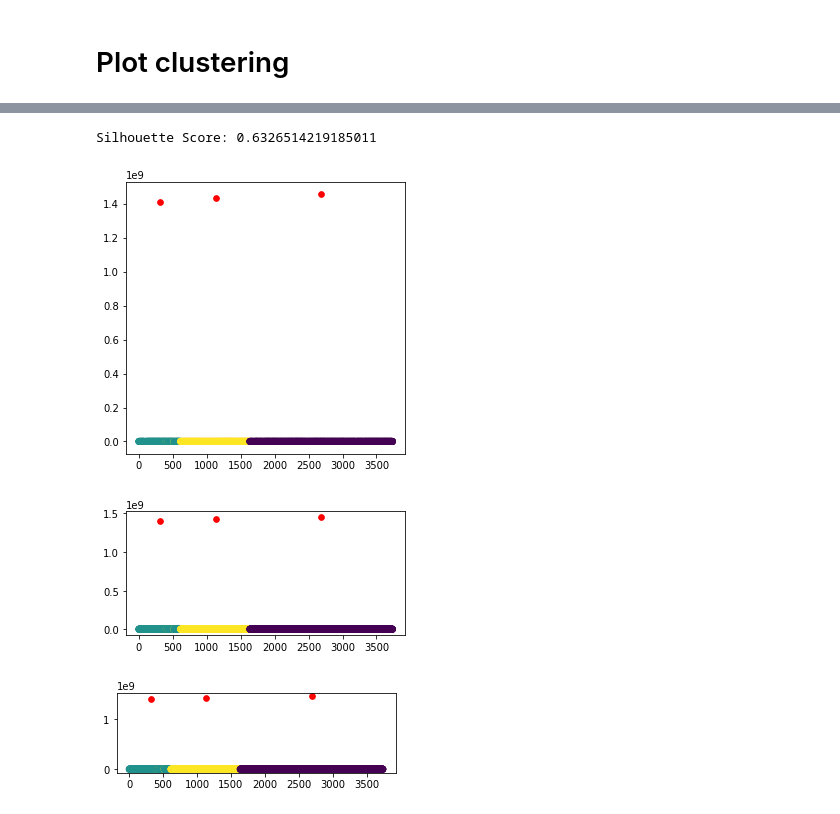
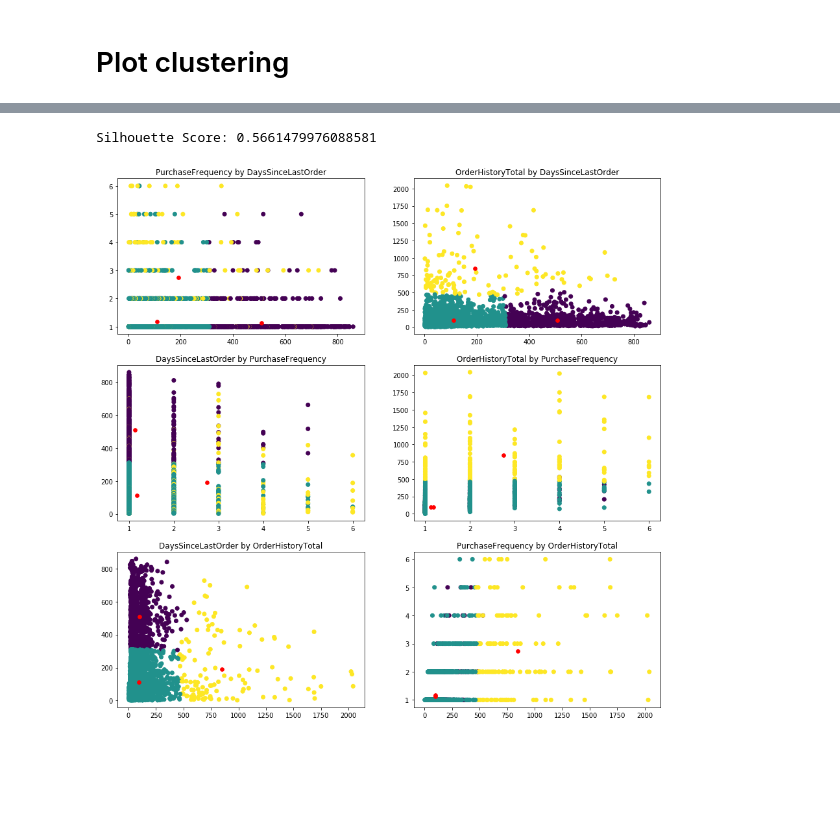
Before and after one commit to NormanHung/Practice-Customer-Segmentation, a Jupyter notebook: Assignment-Customer Segmentation.ipynb, the cells around one changed output, grey strips where cells are left out. Cells and saved outputs as stored; diff of their text form; code cells hidden in the pictures; blank space fills up the shorter version.

```diff
--- a/Assignment-Customer Segmentation.ipynb
+++ b/Assignment-Customer Segmentation.ipynb
@@ -401,7 +441,5 @@ PlotKMeanElbow(CombinedRawData.select_dtypes(include=np.number).dropna(axis = 1)
-# %%
-PlotKMeansClusters(CombinedRawData.select_dtypes(include=np.number).dropna(axis = 1), CenterPointCount = 3);
-# %% [output]
-Silhouette Score: 0.6326514219185011
-[figure, removed]
-[figure, removed]
-[figure, removed]
+# %%
+ProcessedData["KMeansClusterID"] = PlotAndGetKMeansClusters(ProcessedData[["DaysSinceLastOrder", "PurchaseFrequency", "OrderHistoryTotal"]], CenterPointCount = 3);
+# %% [output]
+Silhouette Score: 0.5661479976088581
+[figure, added]
```
Also changed, not shown: parts of 41 cells of this notebook.
